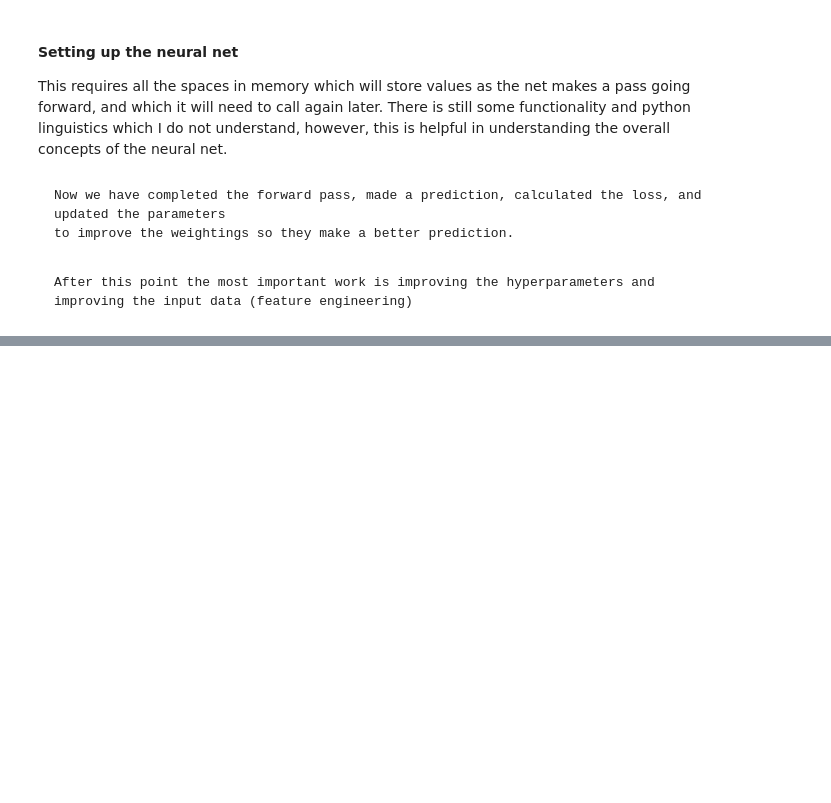
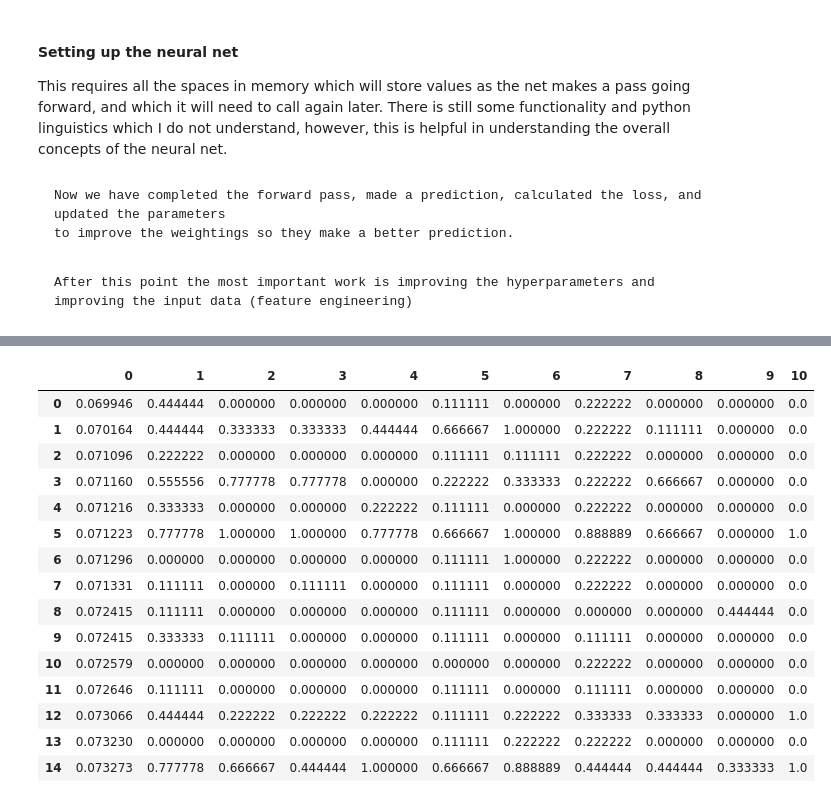
Before and after one commit to daniel-raad/NeuralNets, a Jupyter notebook: Neural Net.ipynb, the cells around one changed output, grey strips where cells are left out. Drawn from its saved outputs; the diff is of its cells as text; code cells hidden in the pictures; blank space fills up the shorter version.

```diff
--- a/Neural Net.ipynb
+++ b/Neural Net.ipynb
@@ -159,0 +241,19 @@ def gd(self,X, Y, iter = 3000):
+# %%
+scaled_df.head(15)
+# %% [output]
+|  | 0 | 1 | 2 | 3 | 4 | 5 | 6 | 7 | 8 | 9 | 10 |
+| 0 | 0.069946 | 0.444444 | 0.000000 | 0.000000 | 0.000000 | 0.111111 | 0.000000 | 0.222222 | 0.000000 | 0.000000 | 0.0 |
+| 1 | 0.070164 | 0.444444 | 0.333333 | 0.333333 | 0.444444 | 0.666667 | 1.000000 | 0.222222 | 0.111111 | 0.000000 | 0.0 |
+| 2 | 0.071096 | 0.222222 | 0.000000 | 0.000000 | 0.000000 | 0.111111 | 0.111111 | 0.222222 | 0.000000 | 0.000000 | 0.0 |
+| 3 | 0.071160 | 0.555556 | 0.777778 | 0.777778 | 0.000000 | 0.222222 | 0.333333 | 0.222222 | 0.666667 | 0.000000 | 0.0 |
+| 4 | 0.071216 | 0.333333 | 0.000000 | 0.000000 | 0.222222 | 0.111111 | 0.000000 | 0.222222 | 0.000000 | 0.000000 | 0.0 |
+| 5 | 0.071223 | 0.777778 | 1.000000 | 1.000000 | 0.777778 | 0.666667 | 1.000000 | 0.888889 | 0.666667 | 0.000000 | 1.0 |
+| 6 | 0.071296 | 0.000000 | 0.000000 | 0.000000 | 0.000000 | 0.111111 | 1.000000 | 0.222222 | 0.000000 | 0.000000 | 0.0 |
+| 7 | 0.071331 | 0.111111 | 0.000000 | 0.111111 | 0.000000 | 0.111111 | 0.000000 | 0.222222 | 0.000000 | 0.000000 | 0.0 |
+| 8 | 0.072415 | 0.111111 | 0.000000 | 0.000000 | 0.000000 | 0.111111 | 0.000000 | 0.000000 | 0.000000 | 0.444444 | 0.0 |
+| 9 | 0.072415 | 0.333333 | 0.111111 | 0.000000 | 0.000000 | 0.111111 | 0.000000 | 0.111111 | 0.000000 | 0.000000 | 0.0 |
+| 10 | 0.072579 | 0.000000 | 0.000000 | 0.000000 | 0.000000 | 0.000000 | 0.000000 | 0.222222 | 0.000000 | 0.000000 | 0.0 |
+| 11 | 0.072646 | 0.111111 | 0.000000 | 0.000000 | 0.000000 | 0.111111 | 0.000000 | 0.111111 | 0.000000 | 0.000000 | 0.0 |
+| 12 | 0.073066 | 0.444444 | 0.222222 | 0.222222 | 0.222222 | 0.111111 | 0.222222 | 0.333333 | 0.333333 | 0.000000 | 1.0 |
+| 13 | 0.073230 | 0.000000 | 0.000000 | 0.000000 | 0.000000 | 0.111111 | 0.222222 | 0.222222 | 0.000000 | 0.000000 | 0.0 |
+| 14 | 0.073273 | 0.777778 | 0.666667 | 0.444444 | 1.000000 | 0.666667 | 0.888889 | 0.444444 | 0.444444 | 0.333333 | 1.0 |
```
Also changed, not shown: parts of 15 cells of this notebook.
